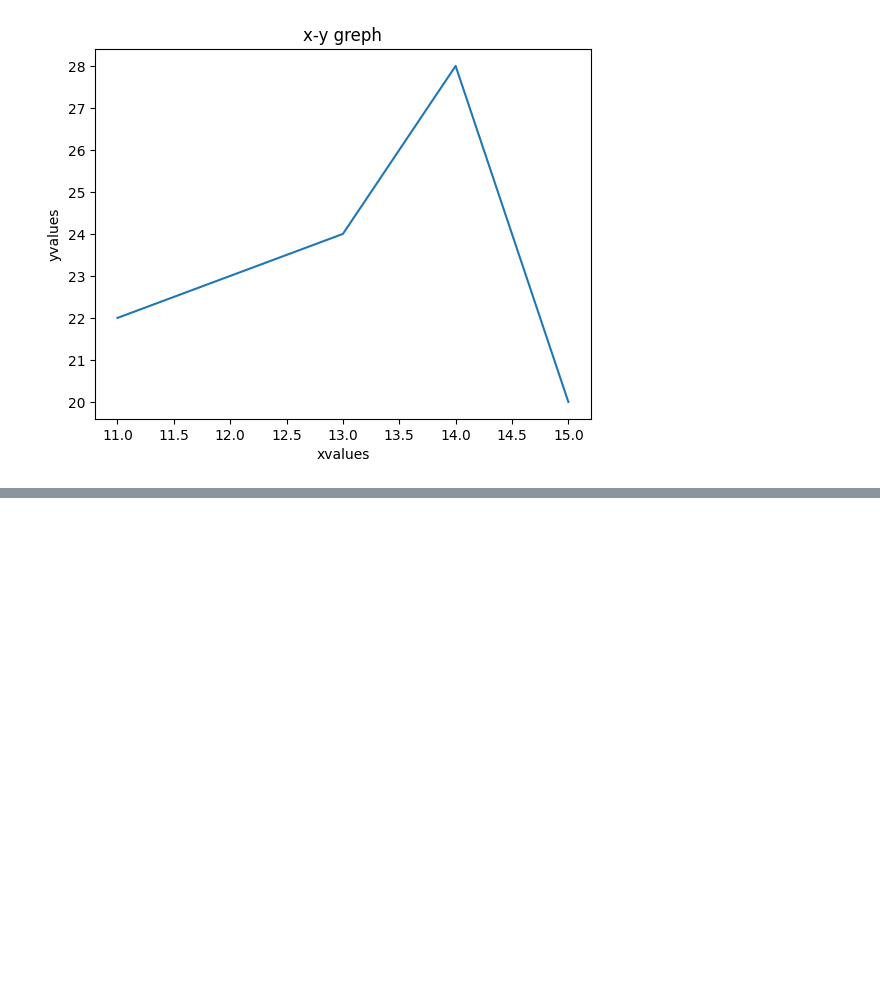
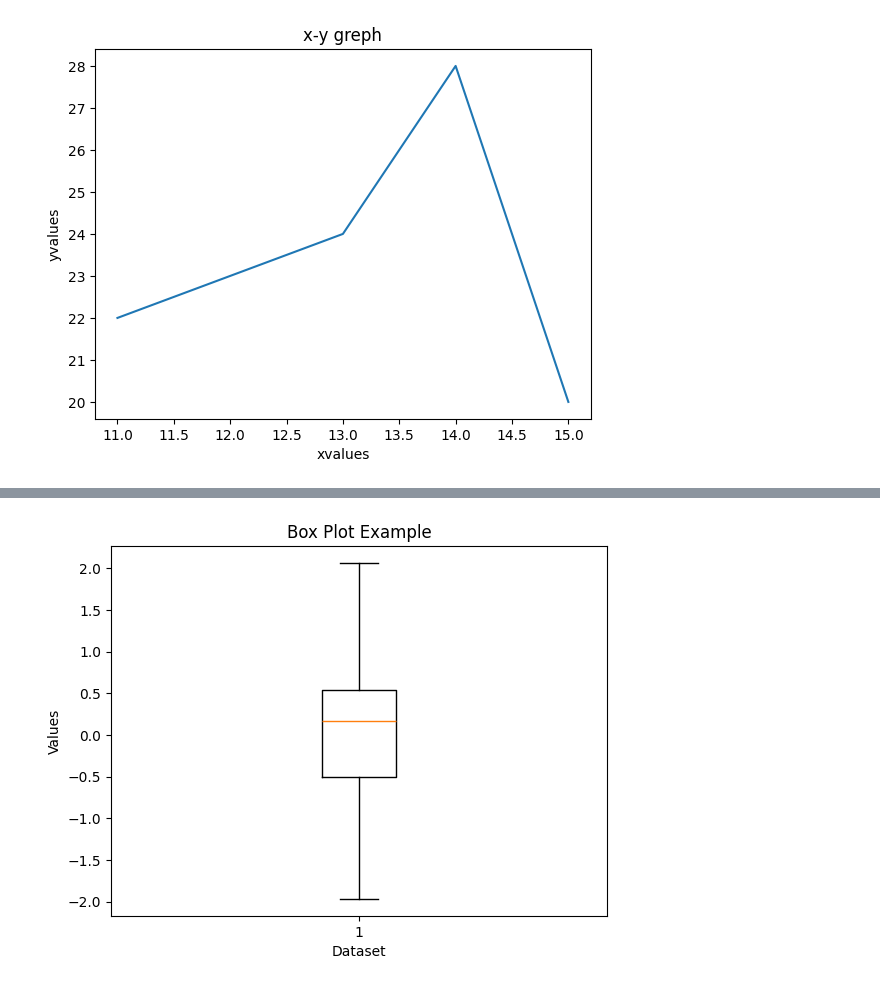
Before and after one commit to Azraumaimah/2025-2026-even-AI-B_DS_Azra-Umaimah_4068, a Jupyter notebook: Week_2_10_02_2026.ipynb, the cells around one changed output, grey strips where cells are left out. Saved outputs shown, nothing was run; the diff lists cells and outputs as text; code cells hidden in the pictures; blank space fills up the shorter version.

```diff
--- a/Week_2_10_02_2026.ipynb
+++ b/Week_2_10_02_2026.ipynb
@@ -290,0 +314,11 @@ plt.show()
+# %%
+import matplotlib.pyplot as plt
+import numpy as np
+data = np.random.randn(50)
+plt.boxplot(data)
+plt.title("Box Plot Example")
+plt.xlabel("Dataset")
+plt.ylabel("Values")
+plt.show()
+# %% [output]
+[figure, added]
```
Also changed, not shown: parts of 5 cells of this notebook.
